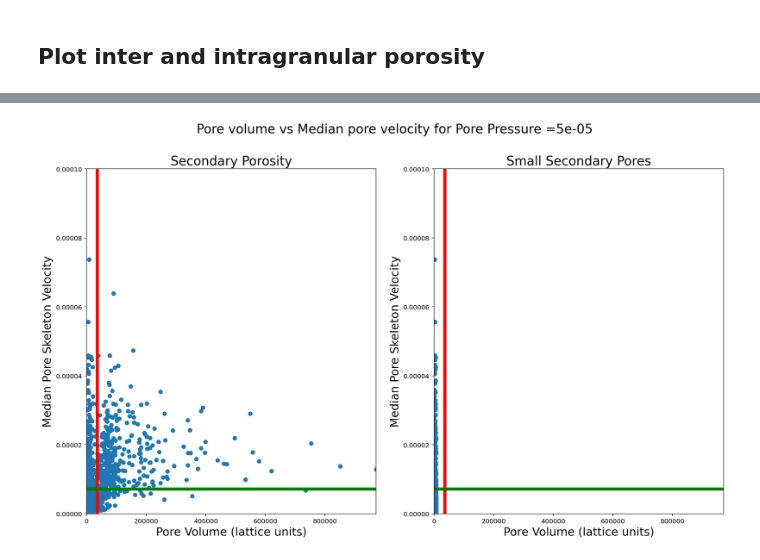
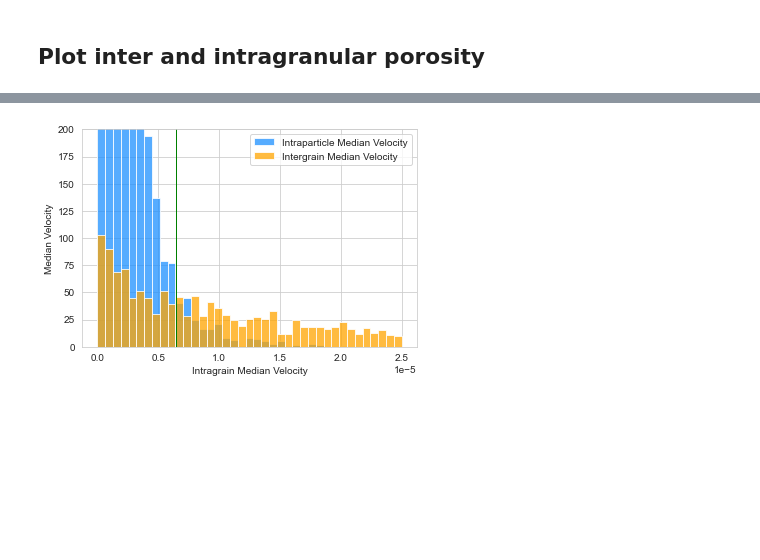
Before and after one commit to akkendrick/LABMOPS, a Jupyter notebook: findLowFlow.ipynb, the cells around one changed output, grey strips where cells are left out. Cells and saved outputs as stored; diff of their text form; code cells hidden in the pictures; blank space fills up the shorter version.

```diff
--- a/findLowFlow.ipynb
+++ b/findLowFlow.ipynb
@@ -770,31 +461,36 @@ fig.savefig(figStr, dpi=300, facecolor='w', edgecolor='w')
-# %%
-########################################
-
-yMax = 0.0001
-
-fig, axes = plt.subplots(1, 2, figsize=(18, 10))
-fig.suptitle('Pore volume vs Median pore velocity for Pore Pressure ='+str(simPressure), fontsize=20)
-
-axes[0].scatter(secondarySkeletonPoreVolume, secondary_metric_PoreVelocity)
-axes[0].set_xlabel('Pore Volume (lattice units)', fontsize=18)
-axes[0].set_ylabel('Median Pore Skeleton Velocity', fontsize=18)
-axes[0].set_title('Secondary Porosity', fontsize=20)
-axes[0].set_ylim([0,yMax])
-axes[0].set_xlim([0,np.max(secondarySkeletonPoreVolume)])
-axes[0].plot([poreVolumeThresh, poreVolumeThresh],[0,yMax],'r',lw=5)
-axes[0].plot([0,np.max(secondarySkeletonPoreVolume)],[lowFlowVelCutoff, lowFlowVelCutoff],'g',lw=5)
-
-axes[1].scatter(smallPoreSkelVolume, smallPoreSkelVel)
-axes[1].set_xlabel('Pore Volume (lattice units)', fontsize=18)
-axes[1].set_ylabel('Median Pore Skeleton Velocity', fontsize=18)
-axes[1].set_title('Small Secondary Pores', fontsize=20)
-axes[1].set_ylim([0,yMax])
-axes[1].set_xlim([0,np.max(secondarySkeletonPoreVolume)])
-axes[1].plot([poreVolumeThresh, poreVolumeThresh],[0,yMax],'r',lw=5)
-axes[1].plot([0,np.max(secondarySkeletonPoreVolume)],[lowFlowVelCutoff, lowFlowVelCutoff],'g',lw=5)
-
-figStr = 'poreRegion_pressure_'+str(simPressure)+'.png'
-
-fig.savefig(figStr, dpi=300, facecolor='w', edgecolor='w')
-# %% [output]
-[figure, removed]
+# %%
+bins = np.linspace(0.000002, 0.00005, num=20)
+#np.append(bins,0.0001)
+bins = np.append(bins, 1000)
+bins = np.insert(bins, 0, 0)
+bins = np.insert(bins, 1, 0.00000001)
+bins = np.insert(bins, 2, 0.0000001)
+bins = np.insert(bins, 3, 0.000001)
+
+
+binnedIntraVel = pd.cut(df_secondaryVelocity["Intragrain Median Velocity"], bins=bins, right=False)
+binnedInterVel = pd.cut(df_secondaryVelocity["Intergrain Median Velocity"], bins=bins, right=False)
+df_secondaryVelocity["binned_intraVelocity"] = binnedIntraVel
+df_secondaryVelocity["binned_interVelocity"] = binnedIntraVel
+
+yMax = 3000
+velBins = np.linspace(0, 0.000025, num=40)
+
+fig, ax = plt.subplots()
+#fig.suptitle('Intra and inter pore velocities', fontsize=20)
+sns.histplot(data=df_secondaryVelocity["Intragrain Median Velocity"],bins=velBins,
+             ax=ax,color="dodgerblue", label="Intraparticle Median Velocity")
+sns.histplot(data=df_secondaryVelocity["Intergrain Median Velocity"], bins=velBins,
+             ax=ax, color="orange", label="Intergrain Median Velocity")
+plt.legend()
+ax.set_ylim([0,200])
+ax.set_ylabel('Median Velocity')
+
+lowFlowVelCutoff = 6.5 * 10 ** float(-6) #0.000207 # 5.13 * 10 ** float(-5) # 0.5 * 10 ** float(-5)
+ax.plot([lowFlowVelCutoff , lowFlowVelCutoff],[0,200],'g',lw=1)
+
+figStr = 'interAndIntraPoreVelocity_pressure_'+str(simPressure)+'.png'
+
+fig.savefig(figStr, dpi=300, facecolor='w', edgecolor='w')
+# %% [output]
+[figure, added]
```
Also changed, not shown: parts of 84 cells of this notebook, 2 other files.
